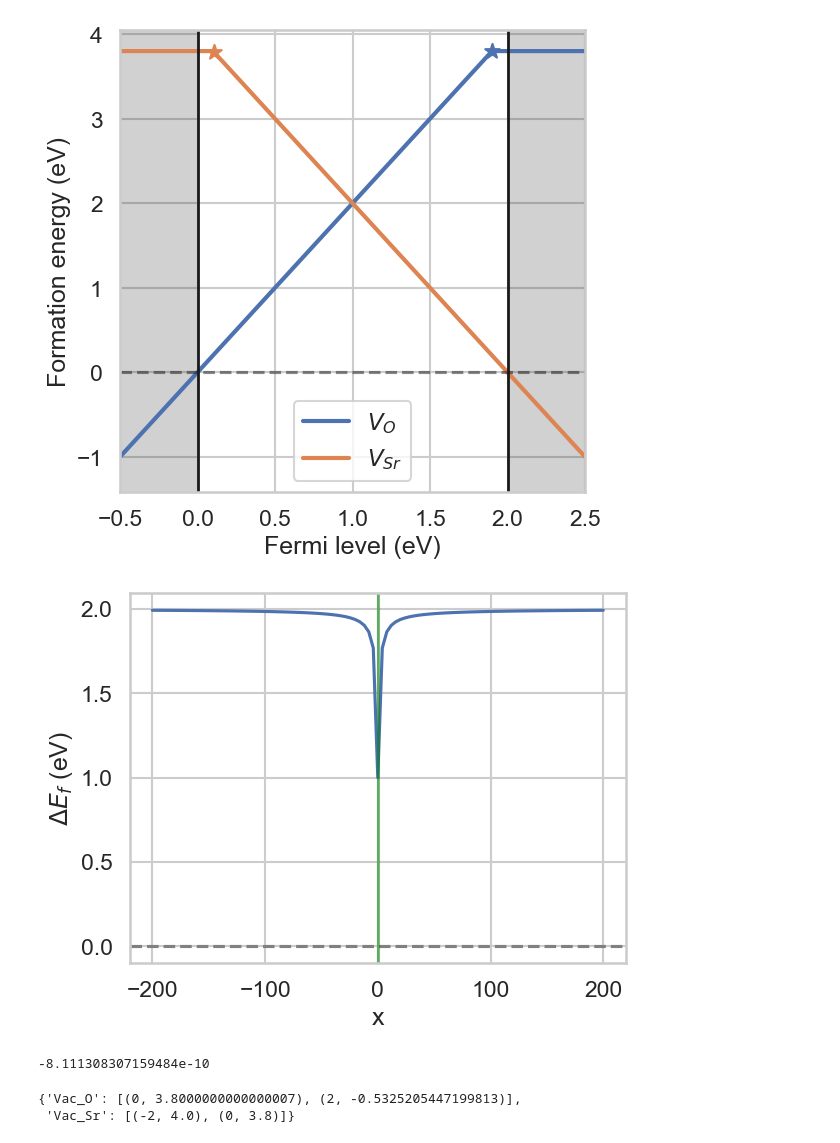
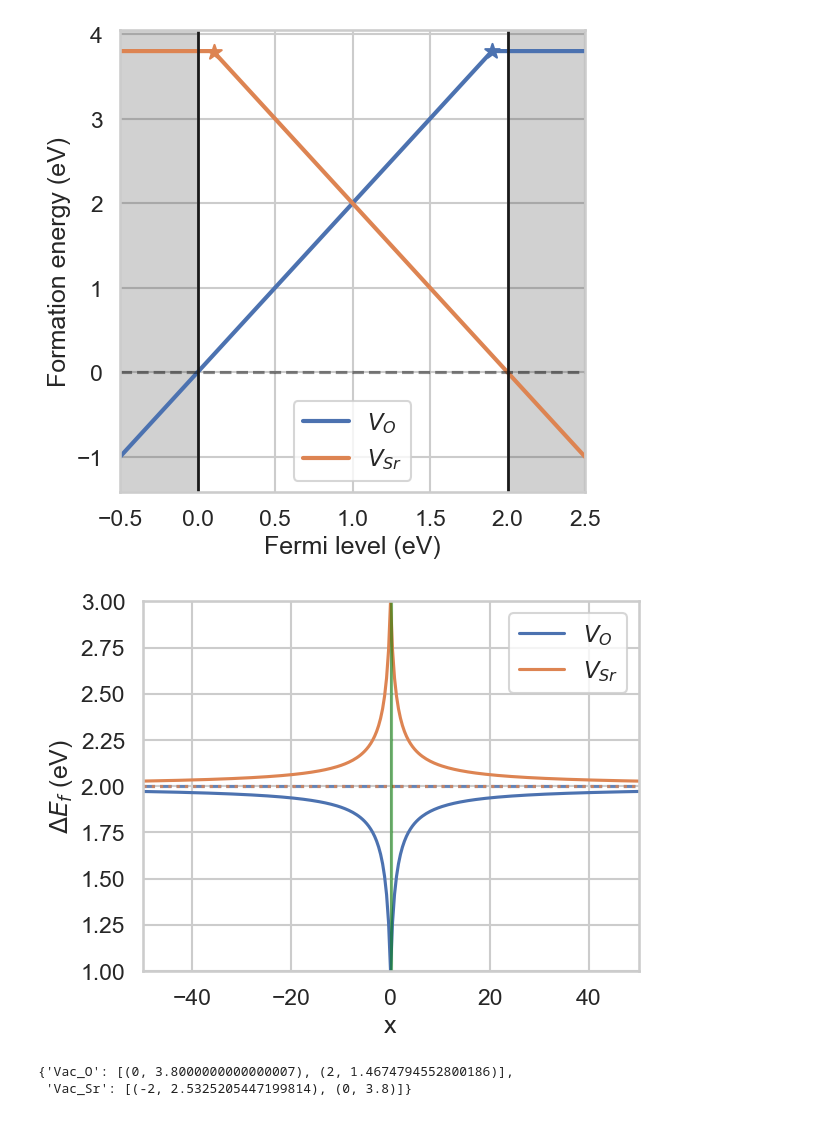
Before and after one commit to lorenzo-villa-hub/defermi, a Jupyter notebook: tutorials/interfaces.ipynb, the cells around one changed output. Saved outputs shown, nothing was run; the diff lists cells and outputs as text; code cells hidden in the pictures.

```diff
--- a/tutorials/interfaces.ipynb
+++ b/tutorials/interfaces.ipynb
@@ -65,57 +62,99 @@ plt.grid()
 [figure]
 # %%
 #### FORMATION ENERGIES CUSTOM FUNCTION ####
-def formation_energy_interface(
+def formation_energy_interface_Vac_O(
                         entry,
                         vbm=0,
                         chemical_potentials=None,
                         fermi_level=0,
                         temperature=0,
-                        x=0):
+                        x=None):
 
     formation_energy = (entry.energy_diff + entry.charge*(vbm+fermi_level) +
                     sum([ entry.corrections[correction_type]  for correction_type in entry.corrections ])
                     )
 
     if chemical_potentials:
         chempot_correction = -1 * sum([entry.delta_atoms[el]*chemical_potentials[el] for el in entry.delta_atoms])
     else:
         chempot_correction = 0
     formation_energy += chempot_correction
 
-    const = 1
-    K = 1.1
-    shift = -(abs(x) + const)**(-1/K)
-    formation_energy += shift
+    if x is not None:
+        const = 1
+        K = 1.1
+        shift = -(abs(x) + const)**(-1/K)
+        formation_energy += shift
+
+    return formation_energy
+#########
+
+def formation_energy_interface_Vac_Sr(
+                        entry,
+                        vbm=0,
+                        chemical_potentials=None,
+                        fermi_level=0,
+                        temperature=0,
+                        x=None):
+
+    formation_energy = (entry.energy_diff + entry.charge*(vbm+fermi_level) +
+                    sum([ entry.corrections[correction_type]  for correction_type in entry.corrections ])
+                    )
+
+    if chemical_potentials:
+        chempot_correction = -1 * sum([entry.delta_atoms[el]*chemical_potentials[el] for el in entry.delta_atoms])
+    else:
+        chempot_correction = 0
+    formation_energy += chempot_correction
+
+    if x is not None:
+        const = 1
+        K = 1.1
+        shift = -(abs(x) + const)**(-1/K)
+        formation_energy -= shift
 
     return formation_energy
 #########
 
 
 
 
 
 import numpy as np
 import matplotlib.pyplot as plt
 
-X = np.linspace(-200,200,101)
-Y = [formation_energy_interface(entry,fermi_level=1,chemical_potentials=chempots,x=x) for x in X]
-plt.plot(X,Y)
+X = np.linspace(-200,200,1001)
+
+entry_Vac_O = da[1]
+entry_Vac_Sr = da[2]
+eform_Vac_O_bulk = entry_Vac_O.formation_energy(fermi_level=1,chemical_potentials=chempots)
+eform_Vac_Sr_bulk = entry_Vac_Sr.formation_energy(fermi_level=1,chemical_potentials=chempots)
+
+eform_Vac_O = [formation_energy_interface_Vac_O(entry,fermi_level=1,chemical_potentials=chempots,x=x) for x in X]
+eform_Vac_Sr = [formation_energy_interface_Vac_Sr(entry,fermi_level=1,chemical_potentials=chempots,x=x) for x in X]
+
+plt.plot(X,eform_Vac_O,label='$V_O$')
+plt.plot(X,eform_Vac_Sr,label='$V_{Sr}$')
+
+plt.axhline(y=eform_Vac_O_bulk,ls='--',color='C0',alpha=0.8)
+plt.axhline(y=eform_Vac_Sr_bulk,ls=':',color='C1',alpha=0.8)
+
 plt.axhline(y=eform_bulk,ls='--',color='grey')
 plt.axvline(x=0,color='green',alpha=0.5)
 plt.xlabel('x')
 plt.ylabel('$\\Delta E_f$ (eV)')
 plt.yscale('linear')
+plt.ylim(1,3)
+plt.xlim(-50,50)
+plt.legend();
 # %% [output]
-[figure, old version]
+[figure, new version]
 # %%
-da.set_formation_energy_functions(function=formation_energy_interface,name='Vac_O',charge=2)
-entry.formation_energy(chemical_potentials=chempots,x=1e10)
+da.set_formation_energy_functions(function=formation_energy_interface_Vac_O,name='Vac_O',charge=2)
+da.set_formation_energy_functions(function=formation_energy_interface_Vac_Sr,name='Vac_Sr',charge=-2)
-# %% [output]
--8.111308307159484e-10
 # %%
-da.formation_energies(chempots,x=1)
+da.formation_energies(chempots,fermi_level=1,x=1)
 # %% [output]
-{'Vac_O': [(0, 3.8000000000000007), (2, -0.5325205447199813)],
- 'Vac_Sr': [(-2, 4.0), (0, 3.8)]}
+{'Vac_O': [(0, 3.8000000000000007), (2, 1.4674794552800186)],
+ 'Vac_Sr': [(-2, 2.5325205447199814), (0, 3.8)]}
 # %%
```
Also changed, not shown: parts of 3 cells of this notebook, 2 other files.
